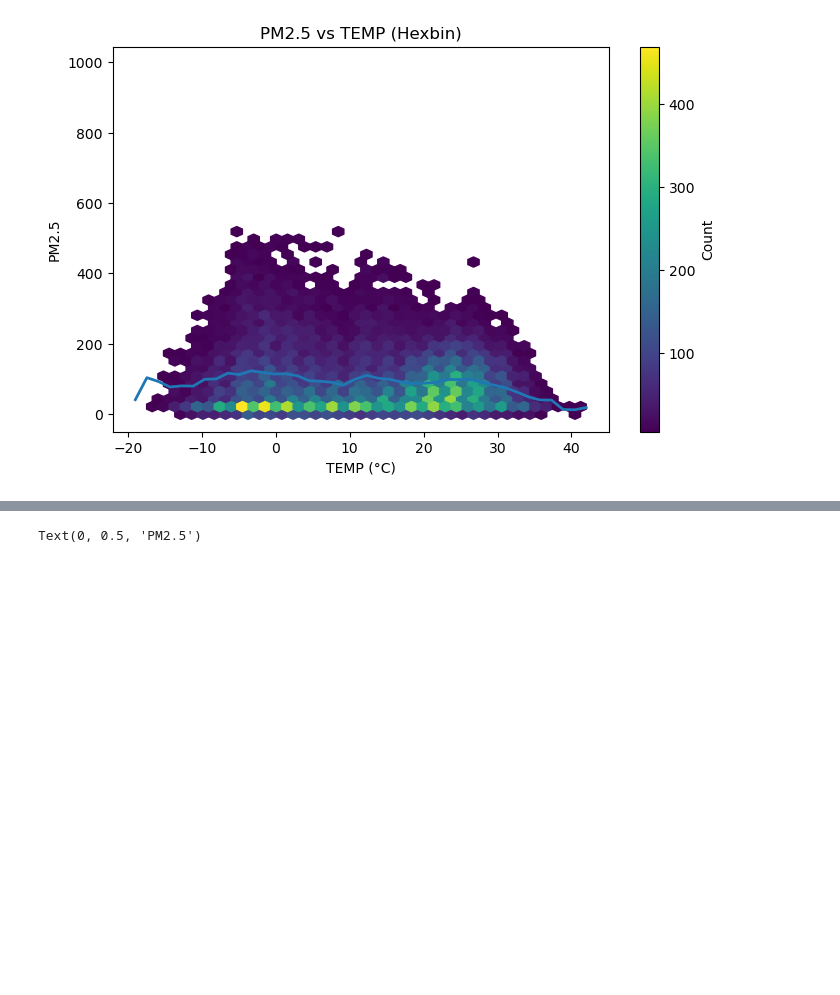
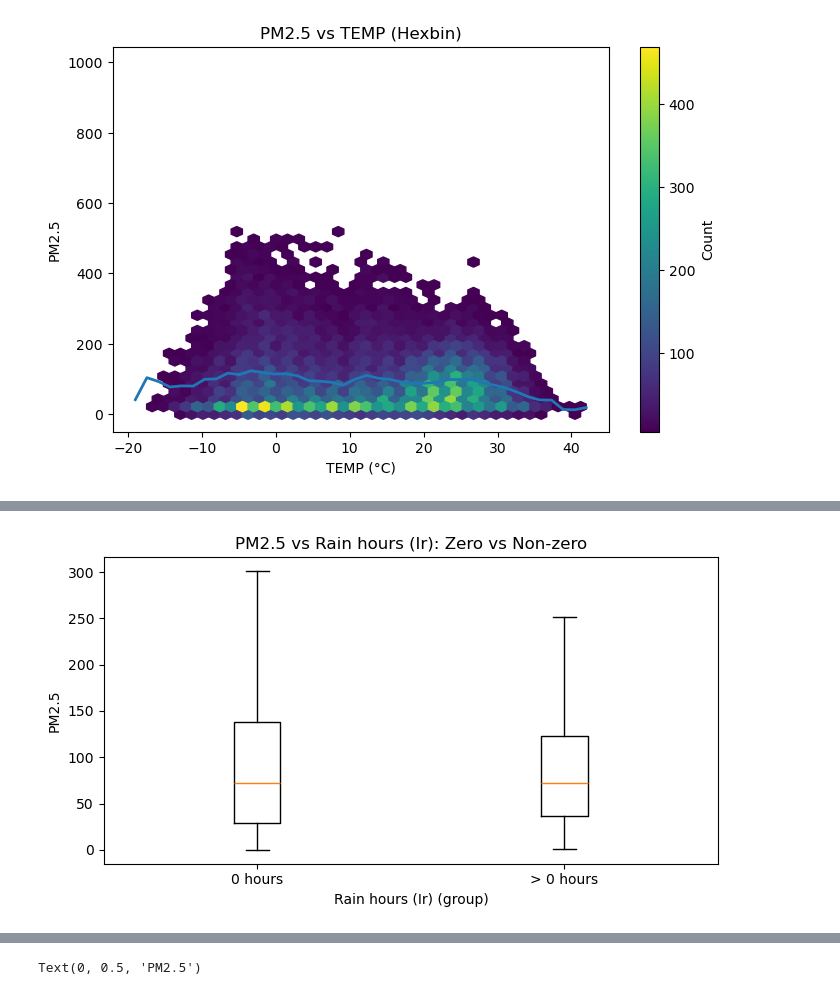
Before and after one commit to pbtommy1209/TommyP1030f25, a Jupyter notebook: midterm_pre.ipynb, the cells around one changed output, grey strips where cells are left out. Saved outputs shown, nothing was run; the diff lists cells and outputs as text; code cells hidden in the pictures; blank space fills up the shorter version.

```diff
--- a/midterm_pre.ipynb
+++ b/midterm_pre.ipynb
@@ -62,0 +62,83 @@ plt.plot(bins, means, linewidth=2)
+# %%
+import pandas as pd
+import numpy as np
+import matplotlib.pyplot as plt
+
+# Prep
+df = df.copy()
+df['month'] = df['datetime'].dt.month
+
+# -------------------------
+# 1) Zero vs non-zero effect
+# -------------------------
+def zero_nonzero_boxplot(feature, title_suffix):
+    z = df[[feature, 'pm2.5']].dropna()
+    z['has_precip'] = (z[feature] > 0).astype(int)
+
+    data = [
+        z.loc[z['has_precip'] == 0, 'pm2.5'].values,
+        z.loc[z['has_precip'] == 1, 'pm2.5'].values
+    ]
+    labels = ['0 hours', '> 0 hours']
+
+    plt.figure(figsize=(7,4))
+    plt.boxplot(data, labels=labels, showfliers=False)
+    plt.title(f'PM2.5 vs {title_suffix}: Zero vs Non-zero')
+    plt.xlabel(f'{title_suffix} (group)')
+    plt.ylabel('PM2.5')
+    plt.tight_layout()
+    plt.show()
+
+zero_nonzero_boxplot('Ir', 'Rain hours (Ir)')
+zero_nonzero_boxplot('Is', 'Snow hours (Is)')
+
+# ---------------------------------------------
+# 2) Dose–response by bins (0, 1–3, 4–8, >8 h)
+# ---------------------------------------------
+def dose_response_boxplot(feature, title_suffix):
+    x = df[[feature, 'pm2.5']].dropna().copy()
+    bins = [-0.5, 0.5, 3.5, 8.5, np.inf]  # 0, 1-3, 4-8, >8
+    labels = ['0', '1–3', '4–8', '>8']
+    x['bin'] = pd.cut(x[feature], bins=bins, labels=labels)
+
+    groups = [x.loc[x['bin']==lab, 'pm2.5'].values for lab in labels]
+
+    plt.figure(figsize=(8,4))
+    plt.boxplot(groups, labels=labels, showfliers=False)
+    plt.title(f'PM2.5 by {title_suffix} bins')
+    plt.xlabel(f'{title_suffix} (hours)')
+    plt.ylabel('PM2.5')
+    plt.tight_layout()
+    plt.show()
+
+dose_response_boxplot('Ir', 'Rain hours (Ir)')
+dose_response_boxplot('Is', 'Snow hours (Is)')
+
+# ------------------------------------------------------
+# 3) Seasonal context: month × (precip>0) mean PM2.5 map
+# ------------------------------------------------------
+def month_precip_heatmap(feature, title_suffix):
+    temp = df[['month', feature, 'pm2.5']].dropna().copy()
+    temp['has_precip'] = (temp[feature] > 0).astype(int)
+
+    # pivot: rows = month, cols = has_precip (0/1), values = mean PM2.5
+    pivot = temp.pivot_table(index='month', columns='has_precip', values='pm2.5', aggfunc='mean')
+    pivot = pivot.reindex(index=range(1,13))  # months 1..12
+
+    arr = pivot.values  # shape (12, 2)
+
+    plt.figure(figsize=(6,4))
+    plt.imshow(arr, aspect='auto', origin='lower')
+    plt.colorbar(label='Mean PM2.5')
+    plt.title(f'Mean PM2.5 by Month × {title_suffix}>0')
+    plt.xlabel(f'{title_suffix}>0 (0=no, 1=yes)')
+    plt.ylabel('Month')
+    plt.xticks([0,1],[0,1])
+    plt.yticks(range(0,12), range(1,13))
+    plt.tight_layout()
+    plt.show()
+
+month_precip_heatmap('Ir', 'Rain')
+month_precip_heatmap('Is', 'Snow')
+# %% [output]
+[figure, added]
```
Also changed, not shown: parts of 12 cells of this notebook.
